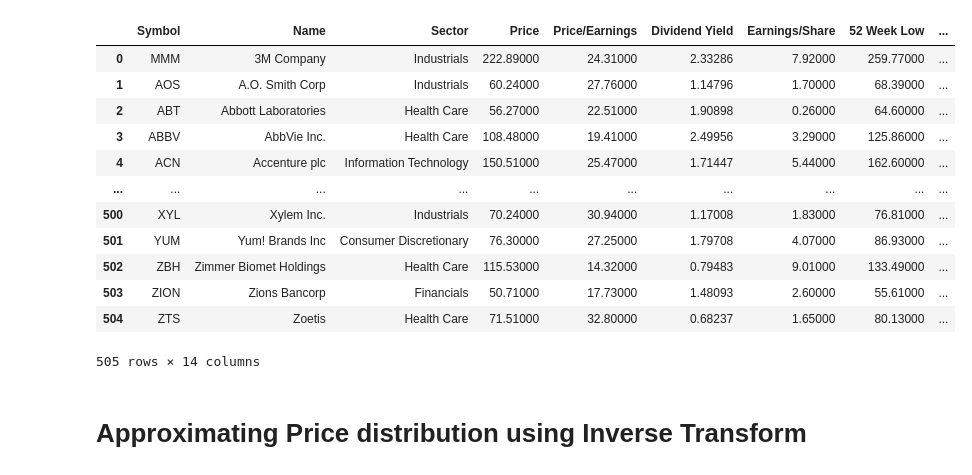
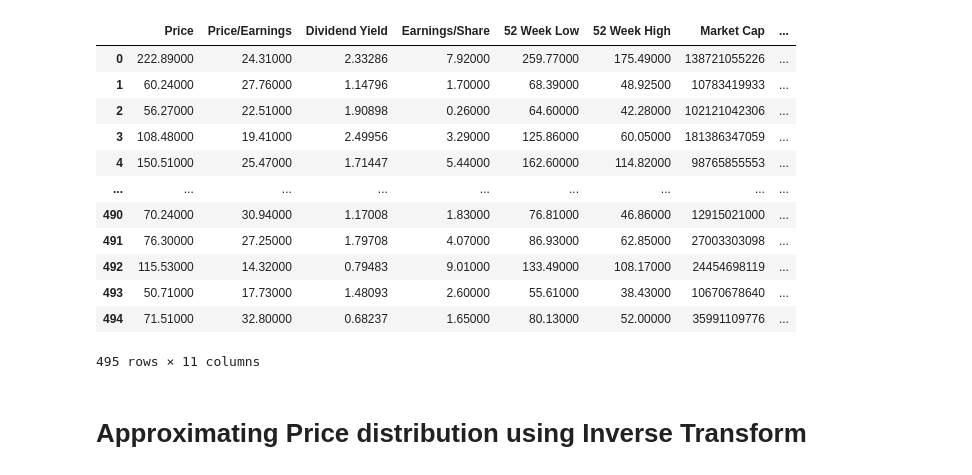
Before and after one commit to morkovka1337/multidimensional_data_processing, a Jupyter notebook: task3_BAMT.ipynb, the cells around one changed output. Saved outputs shown, nothing was run; the diff lists cells and outputs as text; code cells hidden in the pictures.

```diff
--- a/task3_BAMT.ipynb
+++ b/task3_BAMT.ipynb
@@ -16,23 +23,28 @@ pd.set_option('display.float_format', lambda x: '%.5f' % x)
 # %%
 if not os.path.exists('constituents-financials.csv'):
     urllib.request.urlretrieve(
         "https://datahub.io/core/s-and-p-500-companies-financials/r/constituents-financials.csv", "constituents-financials.csv")
 data = pd.read_csv('constituents-financials.csv')
+data = data[['Price',	'Price/Earnings', 'Dividend Yield',	'Earnings/Share',
+             '52 Week Low',	'52 Week High',	'Market Cap',	'EBITDA',
+             'Price/Sales',	'Price/Book', 'Sector']]
+data.dropna(inplace=True)
+data.reset_index(inplace=True, drop=True)
 data
 # %% [output]
-|  | Symbol | Name | Sector | Price | Price/Earnings | Dividend Yield | Earnings/Share | 52 Week Low | ... |
-| 0 | MMM | 3M Company | Industrials | 222.89000 | 24.31000 | 2.33286 | 7.92000 | 259.77000 | ... |
-| 1 | AOS | A.O. Smith Corp | Industrials | 60.24000 | 27.76000 | 1.14796 | 1.70000 | 68.39000 | ... |
-| 2 | ABT | Abbott Laboratories | Health Care | 56.27000 | 22.51000 | 1.90898 | 0.26000 | 64.60000 | ... |
-| 3 | ABBV | AbbVie Inc. | Health Care | 108.48000 | 19.41000 | 2.49956 | 3.29000 | 125.86000 | ... |
-| 4 | ACN | Accenture plc | Information Technology | 150.51000 | 25.47000 | 1.71447 | 5.44000 | 162.60000 | ... |
-| ... | ... | ... | ... | ... | ... | ... | ... | ... | ... |
-| 500 | XYL | Xylem Inc. | Industrials | 70.24000 | 30.94000 | 1.17008 | 1.83000 | 76.81000 | ... |
-| 501 | YUM | Yum! Brands Inc | Consumer Discretionary | 76.30000 | 27.25000 | 1.79708 | 4.07000 | 86.93000 | ... |
-| 502 | ZBH | Zimmer Biomet Holdings | Health Care | 115.53000 | 14.32000 | 0.79483 | 9.01000 | 133.49000 | ... |
-| 503 | ZION | Zions Bancorp | Financials | 50.71000 | 17.73000 | 1.48093 | 2.60000 | 55.61000 | ... |
-| 504 | ZTS | Zoetis | Health Care | 71.51000 | 32.80000 | 0.68237 | 1.65000 | 80.13000 | ... |
+|  | Price | Price/Earnings | Dividend Yield | Earnings/Share | 52 Week Low | 52 Week High | Market Cap | ... |
+| 0 | 222.89000 | 24.31000 | 2.33286 | 7.92000 | 259.77000 | 175.49000 | 138721055226 | ... |
+| 1 | 60.24000 | 27.76000 | 1.14796 | 1.70000 | 68.39000 | 48.92500 | 10783419933 | ... |
+| 2 | 56.27000 | 22.51000 | 1.90898 | 0.26000 | 64.60000 | 42.28000 | 102121042306 | ... |
+| 3 | 108.48000 | 19.41000 | 2.49956 | 3.29000 | 125.86000 | 60.05000 | 181386347059 | ... |
+| 4 | 150.51000 | 25.47000 | 1.71447 | 5.44000 | 162.60000 | 114.82000 | 98765855553 | ... |
+| ... | ... | ... | ... | ... | ... | ... | ... | ... |
+| 490 | 70.24000 | 30.94000 | 1.17008 | 1.83000 | 76.81000 | 46.86000 | 12915021000 | ... |
+| 491 | 76.30000 | 27.25000 | 1.79708 | 4.07000 | 86.93000 | 62.85000 | 27003303098 | ... |
+| 492 | 115.53000 | 14.32000 | 0.79483 | 9.01000 | 133.49000 | 108.17000 | 24454698119 | ... |
+| 493 | 50.71000 | 17.73000 | 1.48093 | 2.60000 | 55.61000 | 38.43000 | 10670678640 | ... |
+| 494 | 71.51000 | 32.80000 | 0.68237 | 1.65000 | 80.13000 | 52.00000 | 35991109776 | ... |
-505 rows × 14 columns
+495 rows × 11 columns
 # %% [markdown]
 # Approximating Price distribution using Inverse Transform
 # %%
```
Also changed, not shown: parts of 16 cells of this notebook.
